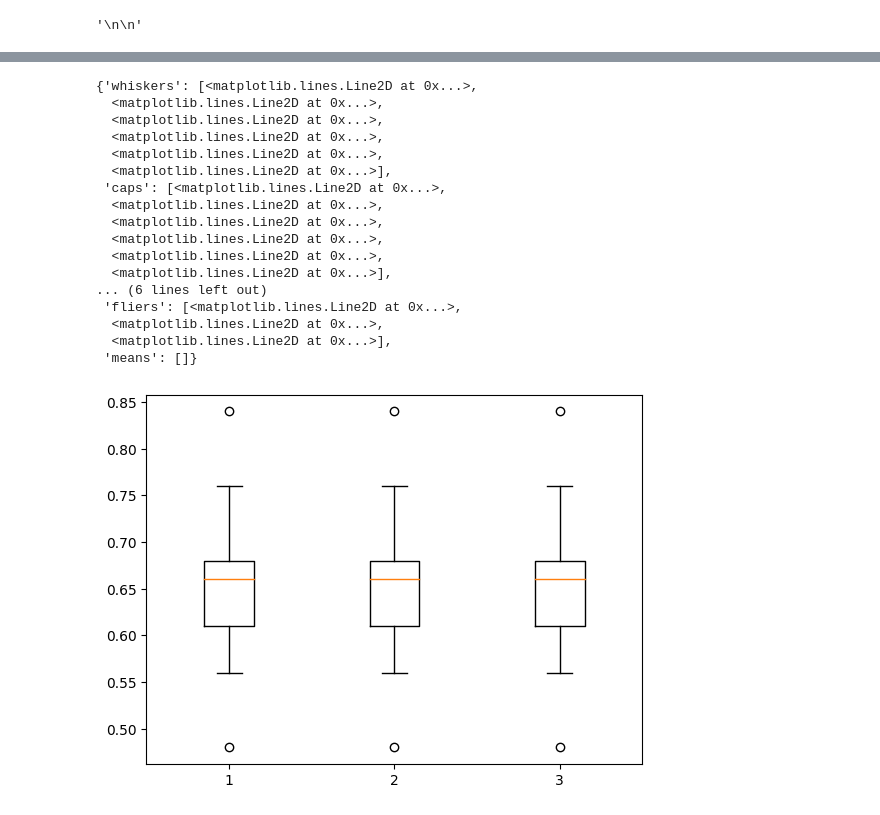
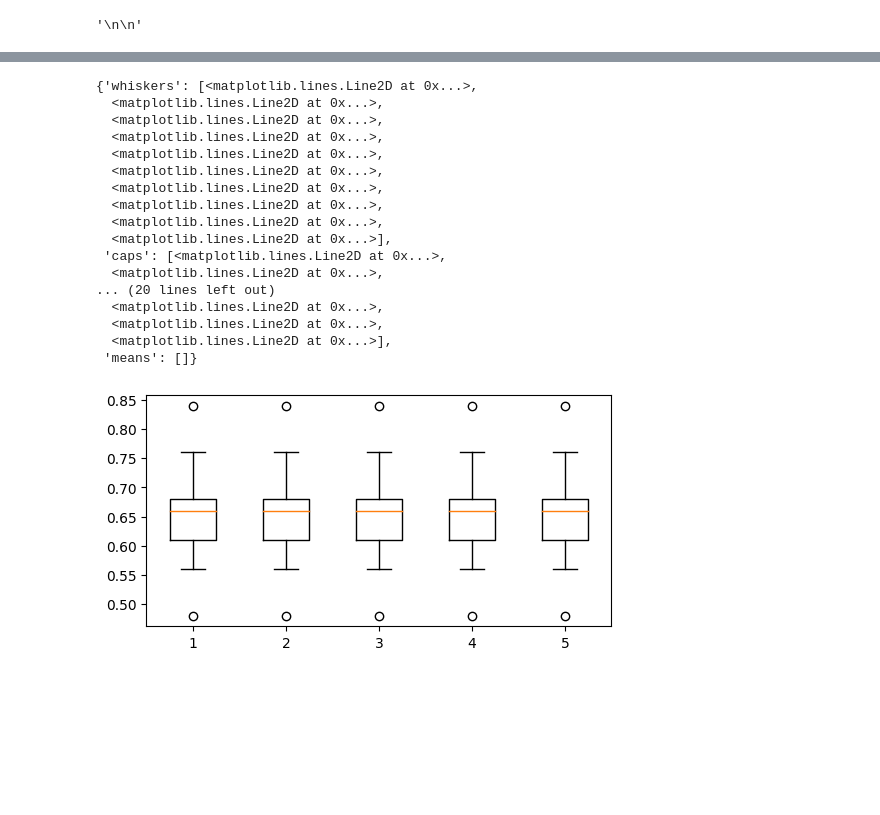
Before and after one commit to CoffeAddiict/QI_Project, a Jupyter notebook: custom_100.ipynb, the cells around one changed output, grey strips where cells are left out. Cells and saved outputs as stored; diff of their text form; code cells hidden in the pictures; blank space fills up the shorter version.

Commit message:
new circuit

```diff
--- a/custom_100.ipynb
+++ b/custom_100.ipynb
@@ -126,3 +126,24 @@ q_2: ┤ Ry(i_3) ├┤ Rx(w_x3) ├┤ Ry(w_y3) ├┤ Rz(w_z3) ├
      ├─────────┤├──────────┤├──────────┤├──────────┤
 q_3: ┤ Ry(i_4) ├┤ Rx(w_x4) ├┤ Ry(w_y4) ├┤ Rz(w_z4) ├
      └─────────┘└──────────┘└──────────┘└──────────┘
+# %%
+#circuit 04
+circuit04 = QuantumCircuit(4)
+
+#Input layer
+circuit04.rx(Parameter('i_1'),0)
+circuit04.rx(Parameter('i_2'),1)
+circuit04.rx(Parameter('i_3'),2)
+circuit04.rx(Parameter('i_4'),3)
+
+#mixing/training layer, can very different. comparable to classical setup of NN, i.e. LSTM, hidden layers, activation functions. Still unclear which is good and what works best
+circuit04.rx(Parameter('w_1'),0)
+circuit04.rx(Parameter('w_2'),1)
+circuit04.rx(Parameter('w_3'),2)
+circuit04.rx(Parameter('w_4'),3)
+circuit04.cry(Parameter('w_32'),3,2)
+circuit04.cry(Parameter('w_21'),2,1)
+circuit04.cry(Parameter('w_10'),1,0)
+circuit04.cry(Parameter('w_03'), 0,3)
+
+circuit04.draw()
@@ -128,0 +160,20 @@ q_3: ┤ Ry(i_4) ├┤ Rx(w_x4) ├┤ Ry(w_y4) ├┤ Rz(w_z4) ├
+# %%
+#circuit 05
+circuit05 = QuantumCircuit(4)
+
+#Input layer
+circuit05.rx(Parameter('i_1'),0)
+circuit05.rx(Parameter('i_2'),1)
+circuit05.rx(Parameter('i_3'),2)
+circuit05.rx(Parameter('i_4'),3)
+
+#mixing/training layer, can very different. comparable to classical setup of NN, i.e. LSTM, hidden layers, activation functions. Still unclear which is good and what works best
+circuit05.ry(Parameter('w_1'),0)
+circuit05.ry(Parameter('w_2'),1)
+circuit05.ry(Parameter('w_3'),2)
+circuit05.ry(Parameter('w_4'),3)
+circuit05.toffoli(0,1,2)
+circuit05.toffoli(1,2,3)
+circuit05.cry(Parameter('w_31'), 3,0)
+
+circuit05.draw()
@@ -264,27 +434,29 @@ Median of circuit03:  0.66
 # %%
 cirtui1_score = [ 0.64, 0.84, 0.48, 0.68, 0.6, 0.68, 0.76, 0.56, 0.68, 0.64 ]
 cirtui2_score = [ 0.64, 0.84, 0.48, 0.68, 0.6, 0.68, 0.76, 0.56, 0.68, 0.64 ]
 cirtui3_score = [ 0.64, 0.84, 0.48, 0.68, 0.6, 0.68, 0.76, 0.56, 0.68, 0.64 ]
+cirtui4_score = [ 0.64, 0.84, 0.48, 0.68, 0.6, 0.68, 0.76, 0.56, 0.68, 0.64 ]
+cirtui5_score = [ 0.64, 0.84, 0.48, 0.68, 0.6, 0.68, 0.76, 0.56, 0.68, 0.64 ]
 
-scores = [cirtui1_score, cirtui2_score, cirtui3_score]
+scores = [cirtui1_score, cirtui2_score, cirtui3_score, circuit04_score, circuit05_score]
 
 plt.boxplot(scores)
 # %% [output]
 {'whiskers': [<matplotlib.lines.Line2D at 0x...>,
+  <matplotlib.lines.Line2D at 0x...>,
+  <matplotlib.lines.Line2D at 0x...>,
+  <matplotlib.lines.Line2D at 0x...>,
+  <matplotlib.lines.Line2D at 0x...>,
   <matplotlib.lines.Line2D at 0x...>,
   <matplotlib.lines.Line2D at 0x...>,
   <matplotlib.lines.Line2D at 0x...>,
   <matplotlib.lines.Line2D at 0x...>,
   <matplotlib.lines.Line2D at 0x...>],
  'caps': [<matplotlib.lines.Line2D at 0x...>,
   <matplotlib.lines.Line2D at 0x...>,
-  <matplotlib.lines.Line2D at 0x...>,
+... (20 lines left out)
   <matplotlib.lines.Line2D at 0x...>,
   <matplotlib.lines.Line2D at 0x...>,
   <matplotlib.lines.Line2D at 0x...>],
-... (6 lines left out)
- 'fliers': [<matplotlib.lines.Line2D at 0x...>,
-  <matplotlib.lines.Line2D at 0x...>,
-  <matplotlib.lines.Line2D at 0x...>],
  'means': []}
-[figure, old version]
+[figure, new version]
```
Also changed, not shown: parts of 4 cells of this notebook, 2 other files.
